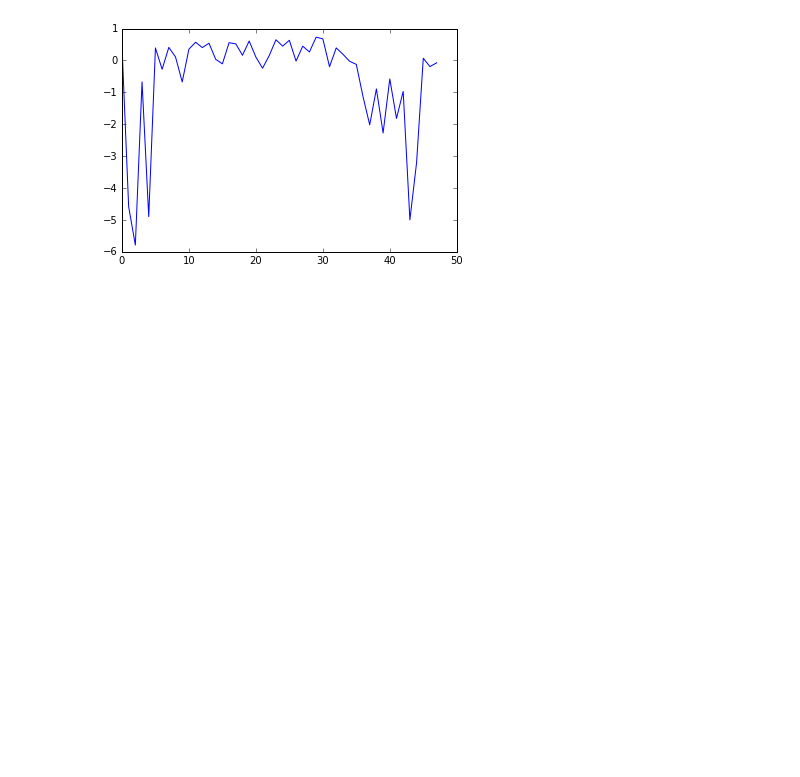
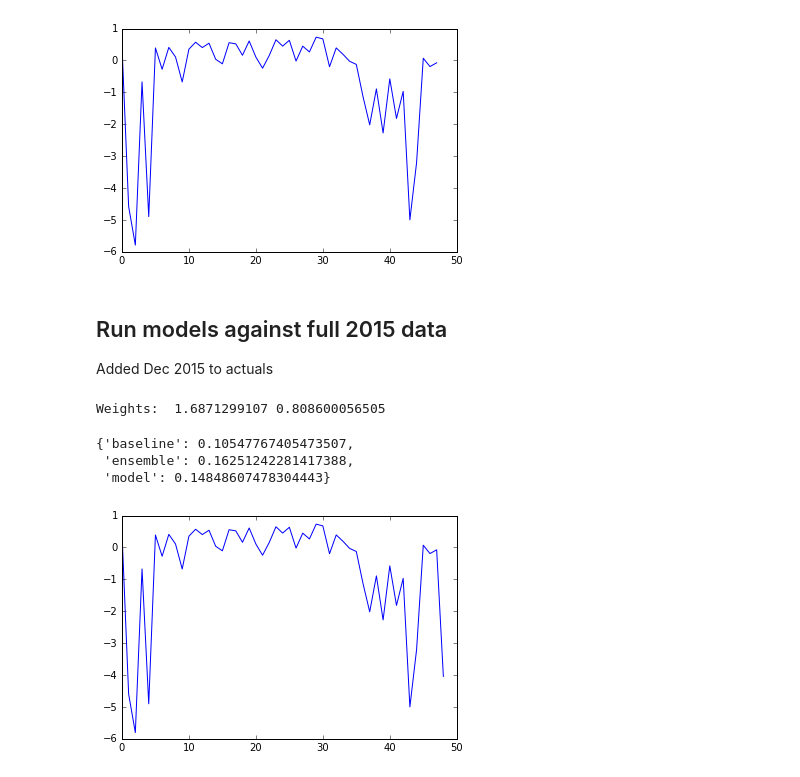
Before and after one commit to jngseattle/BorderCrossing, a Jupyter notebook: code/Model-v2.0-IncrementalModel.ipynb, the cells around one changed output. Cells and saved outputs as stored; diff of their text form; code cells hidden in the pictures; blank space fills up the shorter version.

Commit message:
Revise analysis w/Dec 2015 data

```diff
--- a/code/Model-v2.0-IncrementalModel.ipynb
+++ b/code/Model-v2.0-IncrementalModel.ipynb
@@ -465,3 +465,25 @@ for week in range(1, 49):
 plt.plot(r2_byweek);
 # %% [output]
 [figure]
+# %% [markdown]
+## Run models against full 2015 data
+Added Dec 2015 to actuals
+# %%
+actuals = select_mungedata_simple(3, 1, '2015-1-1', '2016-1-1')
+actuals = actuals[(actuals.index.minute == 0) | (actuals.index.minute==30)].waittime
+# %%
+im2015.score(actuals)
+# %% [output]
+Weights:  1.6871299107 0.808600056505
+{'baseline': 0.10547767405473507,
+ 'ensemble': 0.16251242281417388,
+ 'model': 0.14848607478304443}
+# %%
+yhat_ = yhat2015.loc[actuals.index]
+r2_byweek = []
+for week in range(1, 50):
+    r2_byweek.append(r2_score(actuals[actuals.index.week==week], yhat_[yhat_.index.week==week]))
+
+plt.plot(r2_byweek);
+# %% [output]
+[figure, added]
```
Also changed, not shown: parts of 9 cells of this notebook.
